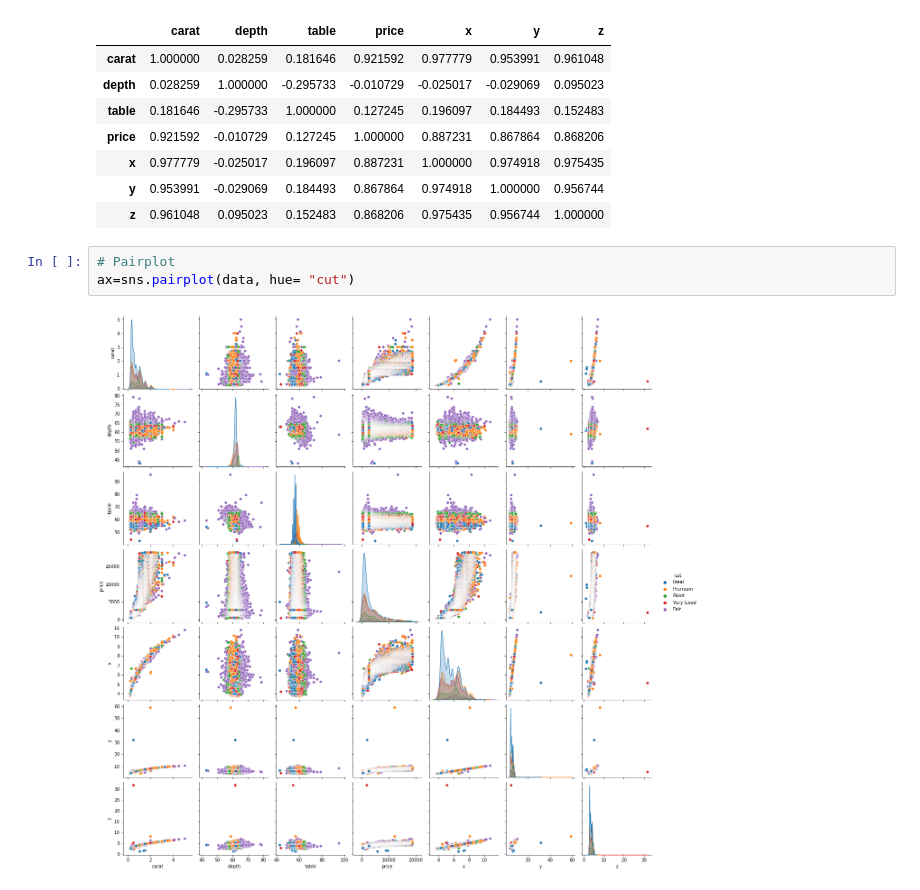
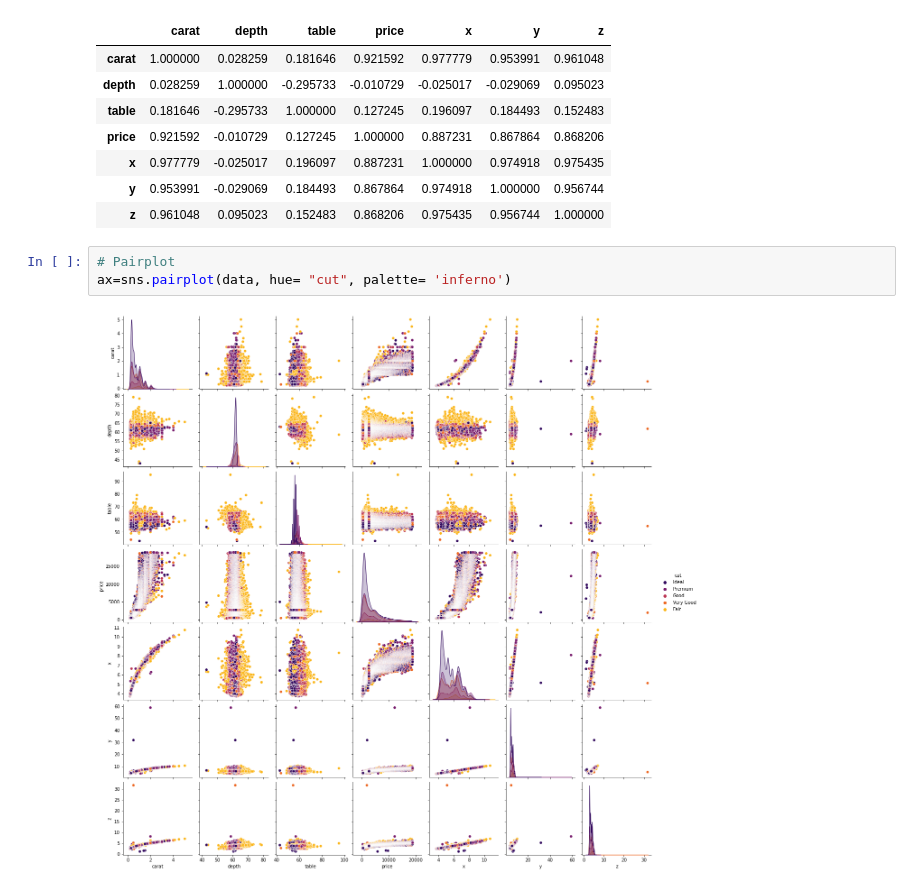
Before and after one commit to CodeWithSridhar/Innomatics-Internship, a Jupyter notebook: Task13_KNN_from_Scratch.ipynb, the cells around one changed output. Saved outputs shown, nothing was run; the diff lists cells and outputs as text.

```diff
--- a/Task13_KNN_from_Scratch.ipynb
+++ b/Task13_KNN_from_Scratch.ipynb
@@ -144,6 +144,6 @@ data.corr()
 | z | 0.961048 | 0.095023 | 0.152483 | 0.868206 | 0.975435 | 0.956744 | 1.000000 |
 # %%
 # Pairplot
-ax=sns.pairplot(data, hue= "cut")
+ax=sns.pairplot(data, hue= "cut", palette= 'inferno')
 # %% [output]
-[figure, old version]
+[figure, new version]
```
Also changed, not shown: parts of 18 cells of this notebook.
